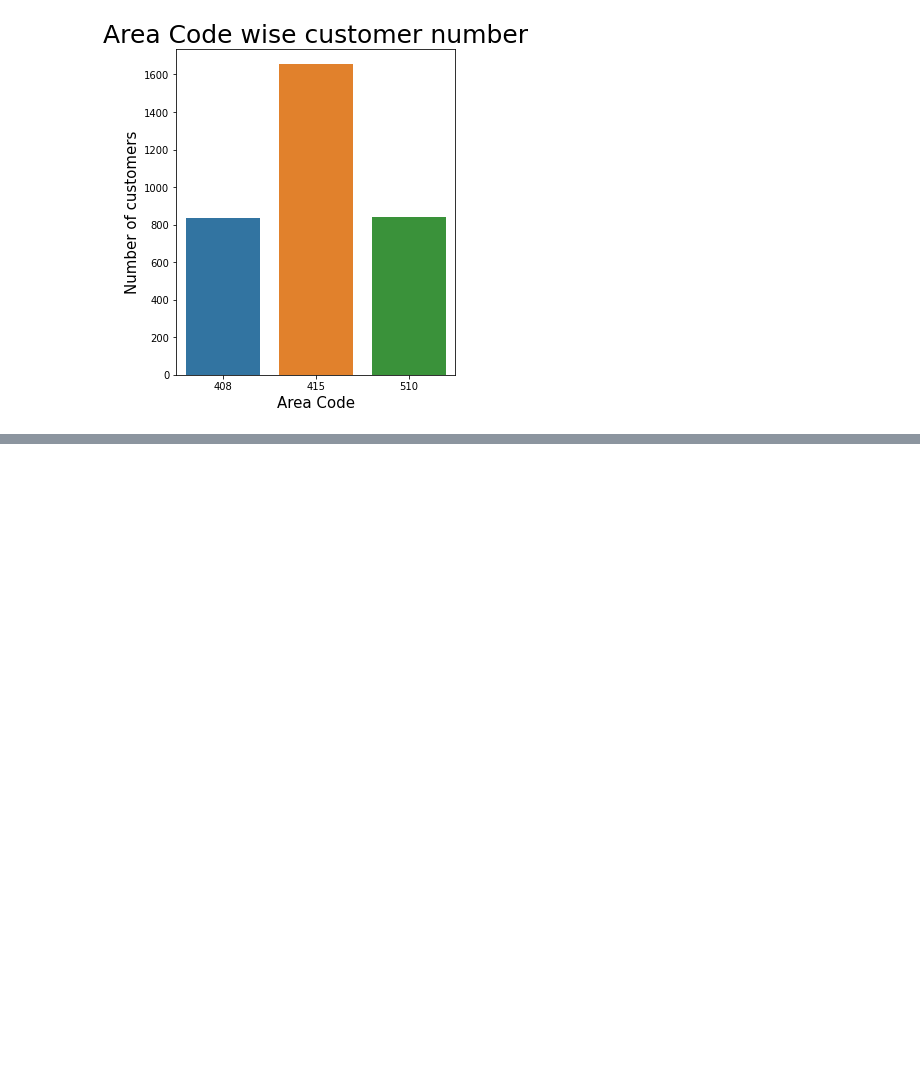
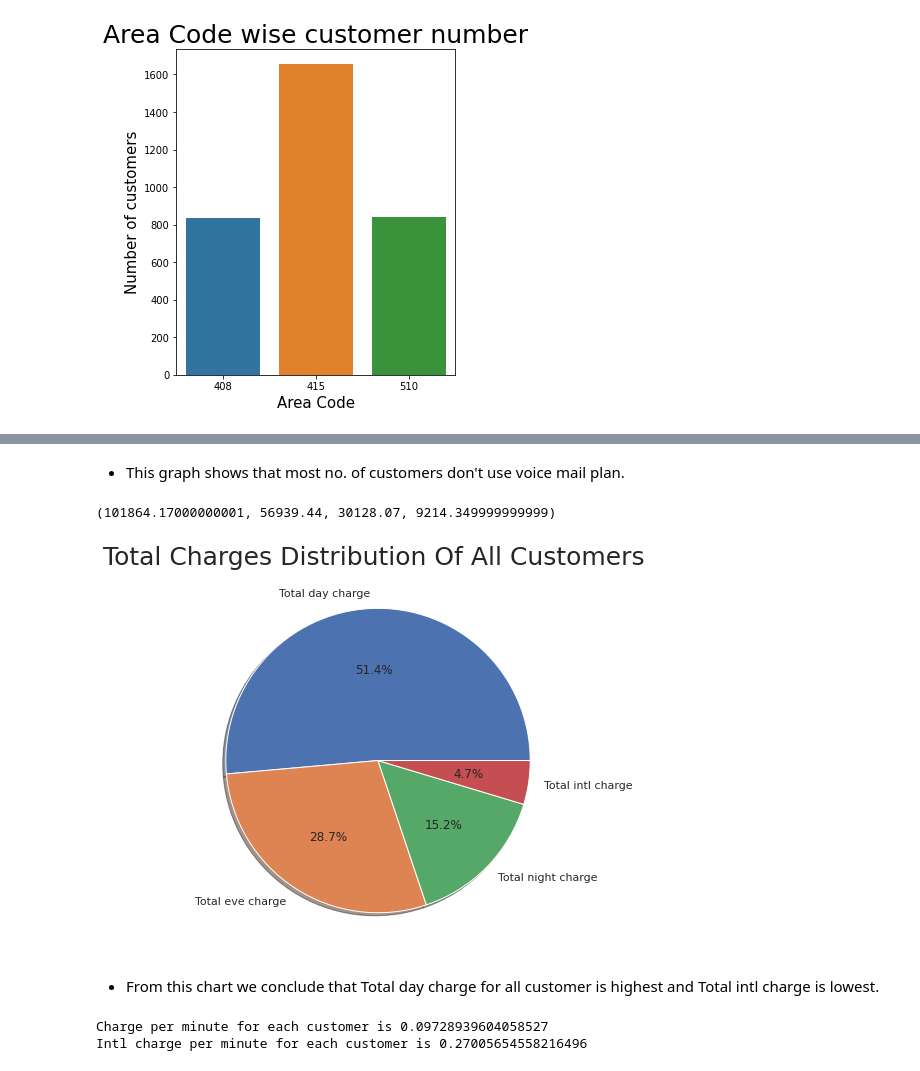
Before and after one commit to pratyushkumarrath/Telecom-Churn-Analysis, a Jupyter notebook: Telecom_Churn_Analysis_Capstone_Project.ipynb, the cells around one changed output, grey strips where cells are left out. Cells and saved outputs as stored; diff of their text form; code cells hidden in the pictures; blank space fills up the shorter version.

```diff
--- a/Telecom_Churn_Analysis_Capstone_Project.ipynb
+++ b/Telecom_Churn_Analysis_Capstone_Project.ipynb
@@ -298,0 +282,35 @@ sns.heatmap(telco_df.corr())
+# %% [markdown]
+* This graph shows that most no. of customers don't use voice mail plan.
+# %%
+# Sum of Total day charge , Total eve charge , Total night charge and  Total intl charge
+charges = telco_df['Total day charge'].sum(),telco_df['Total eve charge'].sum(),telco_df['Total night charge'].sum(),telco_df['Total intl charge'].sum()
+charges
+# %% [output]
+(101864.17000000001, 56939.44, 30128.07, 9214.349999999999)
+# %%
+# Total Charges Distribution Of All Customers
+fig = plt.figure(figsize = (10, 7))
+plt.pie(charges, labels = ['Total day charge', 'Total eve charge' , 'Total night charge' , 'Total intl charge' ],
+        autopct ='%1.1f%%',
+        shadow = True )
+plt.title('Total Charges Distribution Of All Customers ',size = 25 )
+plt.show()
+# %% [output]
+[figure, added]
+# %% [markdown]
+* From this chart we conclude that Total day charge for all customer is highest and Total intl charge is lowest.
+# %%
+# Regular charge , Total Regular minutes , Charges per minute and intl charge per minute for each customer
+telco_df['Total minutes'] = telco_df['Total day minutes'] + telco_df['Total eve minutes'] + telco_df['Total night minutes'] + telco_df['Total intl minutes']
+telco_df['Total charge'] = telco_df['Total day charge'] + telco_df['Total eve charge'] + telco_df['Total night charge'] + telco_df['Total intl charge']
+telco_df['Regular charge'] = telco_df['Total day charge'] + telco_df['Total eve charge'] + telco_df['Total night charge']
+telco_df['Total regular minute']= telco_df['Total day minutes'] + telco_df['Total eve minutes'] + telco_df['Total night minutes']
+telco_df['charge per minute'] = (telco_df['Total day charge'] + telco_df['Total eve charge'] + telco_df['Total night charge'])/ (telco_df['Total day minutes'] + telco_df['Total eve minutes'] + telco_df['Total night minutes'])
+telco_df['intl charge per minute'] = telco_df['Total intl charge'] / telco_df['Total intl minutes']
+charge_per_minute = telco_df['charge per minute'].mean()
+intl_charge_per_minute = telco_df['intl charge per minute'].mean()
+print(f'Charge per minute for each customer is {charge_per_minute} ')
+print(f'Intl charge per minute for each customer is {intl_charge_per_minute} ')
+# %% [output]
+Charge per minute for each customer is 0.09728939604058527
+Intl charge per minute for each customer is 0.27005654558216496
```
Also changed, not shown: parts of 86 cells of this notebook.
